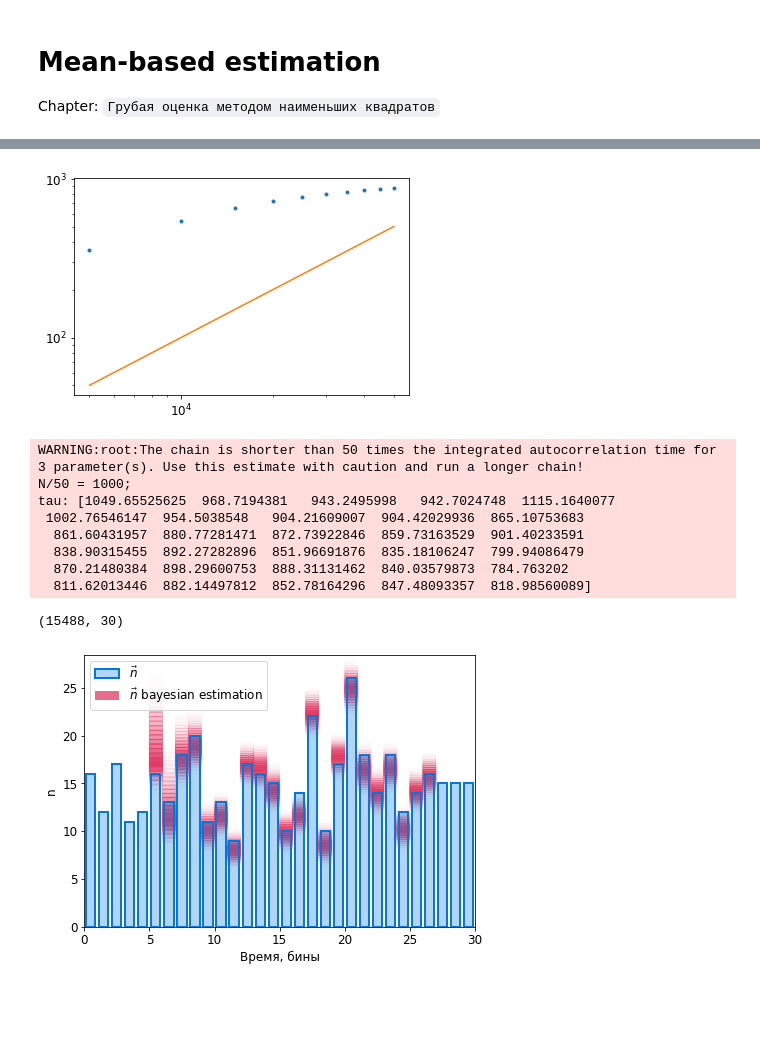
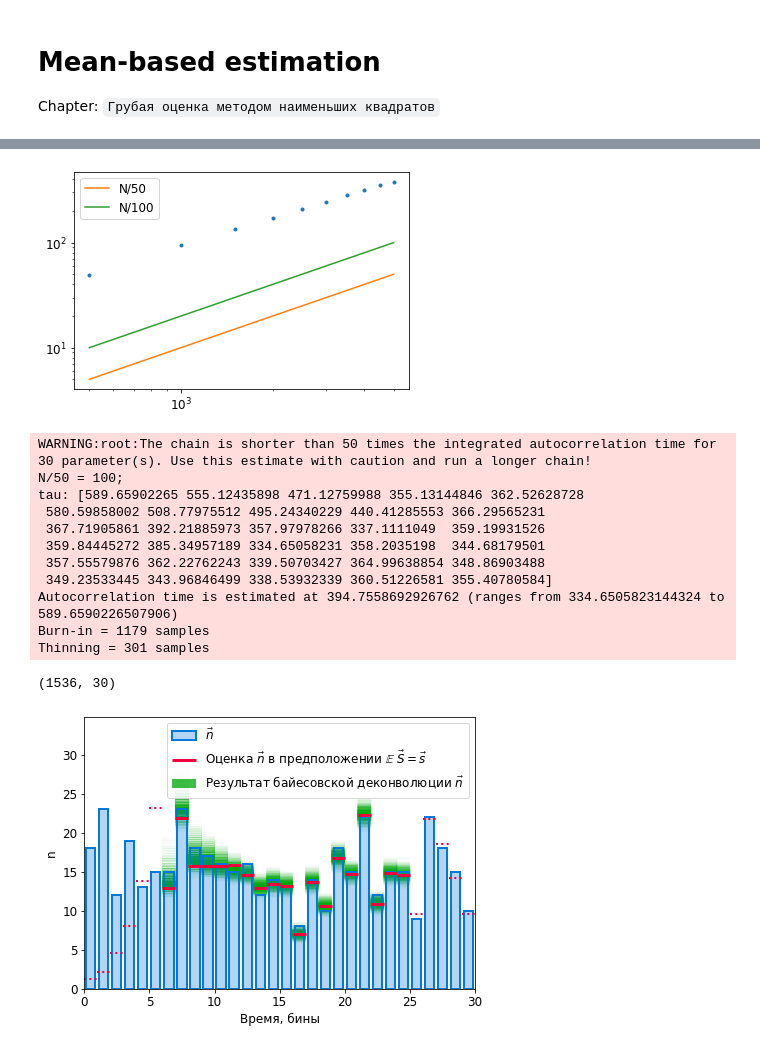
Before and after one commit to nj-vs-vh/master-thesis, a Jupyter notebook: notebooks/method.ipynb, the cells around one changed output, grey strips where cells are left out. Cells and saved outputs as stored; diff of their text form; code cells hidden in the pictures; blank space fills up the shorter version.

```diff
--- a/notebooks/method.ipynb
+++ b/notebooks/method.ipynb
@@ -14,7 +14,7 @@ SAVE_IMAGES = True
 # %% [markdown]
 ## IR
 # %%
-L_true = 4.99
+L_true = 5.99
 pts_per_bin = 100
 
 ir_x = np.linspace(0, L_true, int(L_true * pts_per_bin))
@@ -33,7 +33,7 @@ ir_y = np.exp(- gamma * ir_x)
 # x_sigma = 1
 # ir_y = np.exp(- (ir_x - x_max) ** 2 / (2 * x_sigma ** 2))
 
-factor_min, factor_max = 0.9, 1
+factor_min, factor_max = 0.75, 1
 rir = randomized_ir.RandomizedIr(ir_x, ir_y, factor=lambda: factor_min + random()*(factor_max - factor_min))
 # rir = rir.RandomizedIr(ir_x, ir_y)
 
@@ -128,9 +134,13 @@ f, a = plots.plot_mean_n_estimation_assessment(n_vec, n_vec_estimation, L, filen
 # %%
-s_vec_error = 0.1 * np.ones_like(s_vec, dtype=float)
+s_vec_error = np.ones_like(s_vec, dtype=float)
 
-# loglike = rireff.get_loglikelihood_mvn(s_vec, s_vec_error)
-# loglike = rireff.get_loglikelihood_uncorrelated_mvn(s_vec, s_vec_error)
-loglike = rireff.get_loglikelihood_independent_normdist(s_vec, s_vec_error)
+density = True
 
-loglike(n_vec_estimation)
+loglike = rireff.get_loglikelihood_mvn(s_vec, s_vec_error, debug_integration=False, density=density)
+
+# loglike = rireff.get_loglikelihood_independent_normdist(s_vec, s_vec_error, density=density)
+# loglike(n_vec_estimation)  # numba compilation
+
+loglike_timing = utils.timer(lambda *a, **kw: '')(loglike)
+loglike_timing(n_vec_estimation, mvn_params={'maxpts': 1000 * N})
 # %% [output]
@@ -150,10 +161,10 @@ result = mcmc.run_mcmc(
     L,
     mcmc.SamplingConfig(
         progress_bar=True,
-        n_samples=50000,
+        n_samples=5000,
         n_walkers=128,
         debug_acceptance_fraction_each=None,
-        autocorr_estimation_each=5000,
+        autocorr_estimation_each=500,
         multiprocessing=True,
     )
 )
@@ -172,4 +183,4 @@ plt.xscale('log')
 plt.legend()
 plt.show()
 # %% [output]
-[figure, old version]
+[figure, new version]
@@ -176,15 +189,18 @@ plt.show()
 # %%
-ind_sample = mcmc.extract_independent_sample(result.sampler)
+ind_sample = mcmc.extract_independent_sample(result.sampler, debug=True)
 # %% [output]
-WARNING:root:The chain is shorter than 50 times the integrated autocorrelation time for 3 parameter(s). Use this estimate with caution and run a longer chain!
-N/50 = 1000;
-tau: [1049.65525625  968.7194381   943.2495998   942.7024748  1115.1640077
- 1002.76546147  954.5038548   904.21609007  904.42029936  865.10753683
-  861.60431957  880.77281471  872.73922846  859.73163529  901.40233591
-  838.90315455  892.27282896  851.96691876  835.18106247  799.94086479
-  870.21480384  898.29600753  888.31131462  840.03579873  784.763202
-  811.62013446  882.14497812  852.78164296  847.48093357  818.98560089]
+WARNING:root:The chain is shorter than 50 times the integrated autocorrelation time for 30 parameter(s). Use this estimate with caution and run a longer chain!
+N/50 = 100;
+tau: [589.65902265 555.12435898 471.12759988 355.13144846 362.52628728
+ 580.59858002 508.77975512 495.24340229 440.41285553 366.29565231
+ 367.71905861 392.21885973 357.97978266 337.1111049  359.19931526
+ 359.84445272 385.34957189 334.65058231 358.2035198  344.68179501
+ 357.55579876 362.22762243 339.50703427 364.99638854 348.86903488
+ 349.23533445 343.96846499 338.53932339 360.51226581 355.40780584]
+Autocorrelation time is estimated at 394.7558692926762 (ranges from 334.6505823144324 to 589.6590226507906)
+Burn-in = 1179 samples
+Thinning = 301 samples
 # %%
 ind_sample.shape
 # %% [output]
-(15488, 30)
+(1536, 30)
@@ -193,8 +207,8 @@ relmod()
 # %%
 filename = 'bayesian-estimation-result' if SAVE_IMAGES else None
-f, a = plots.plot_bayesian_mean_estimation(n_vec, ind_sample, L, filename=filename)
+f, a = plots.plot_bayesian_mean_estimation(n_vec, ind_sample, L, n_vec_estimation, filename=filename)
 # %% [output]
-[figure, old version]
+[figure, new version]
 # %%
 fig, ax =  plt.subplots()
 
```
Also changed, not shown: parts of 15 cells of this notebook, 14 other files.
